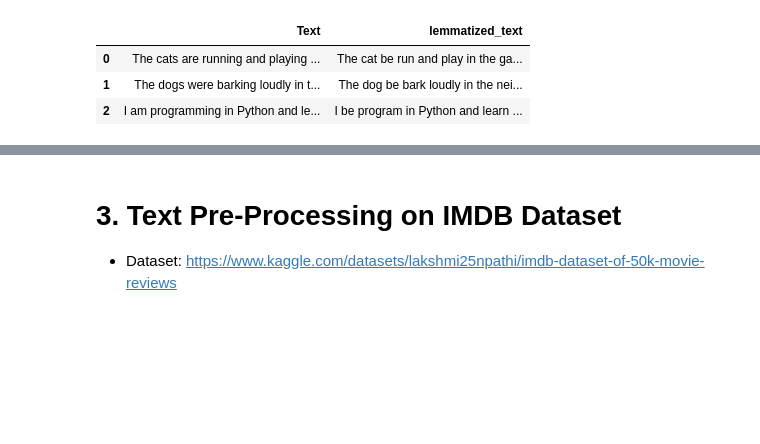
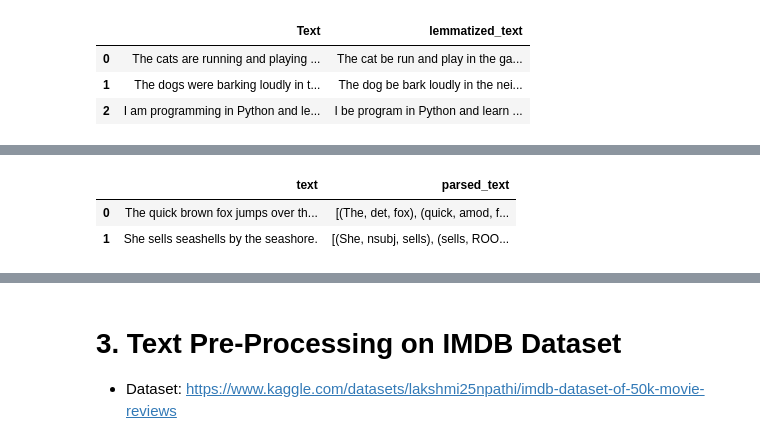
Before and after one commit to MuhammadSheraza002/Natural-Language-Processing, a Jupyter notebook: Lec-3(Text-Preprocessing).ipynb, the cells around one changed output, grey strips where cells are left out. Cells and saved outputs as stored; diff of their text form; code cells hidden in the pictures; blank space fills up the shorter version.

```diff
--- a/Lec-3(Text-Preprocessing).ipynb
+++ b/Lec-3(Text-Preprocessing).ipynb
@@ -1841,0 +1979,15 @@ df
+# %%
+import spacy
+
+# Load the English language model
+nlp = spacy.load("en_core_web_sm")
+
+# Example sentence for parsing
+sentence = "The quick brown fox jumps over the lazy dog."
+
+# Process the sentence with SpaCy NLP pipeline
+doc = nlp(sentence)
+
+# Print tokens and their syntactic dependencies
+for token in doc:
+    print(token.text, token.dep_, token.head.text)
@@ -1841,0 +2005,26 @@ df
+# %%
+import pandas as pd
+import spacy
+
+# Load the English language model
+nlp = spacy.load("en_core_web_sm")
+
+# Sample DataFrame
+data = {'text': ["The quick brown fox jumps over the lazy dog.",
+                 "She sells seashells by the seashore."]}
+df = pd.DataFrame(data)
+
+# Function to apply parsing to each row in DataFrame
+def apply_parsing(text):
+    doc = nlp(text)
+    parsed_text = [(token.text, token.dep_, token.head.text) for token in doc]
+    return parsed_text
+
+# Apply parsing to DataFrame
+df['parsed_text'] = df['text'].apply(apply_parsing)
+
+df
+# %% [output]
+|  | text | parsed_text |
+| 0 | The quick brown fox jumps over th... | [(The, det, fox), (quick, amod, f... |
+| 1 | She sells seashells by the seashore. | [(She, nsubj, sells), (sells, ROO... |
```
Also changed, not shown: parts of 23 cells of this notebook.
